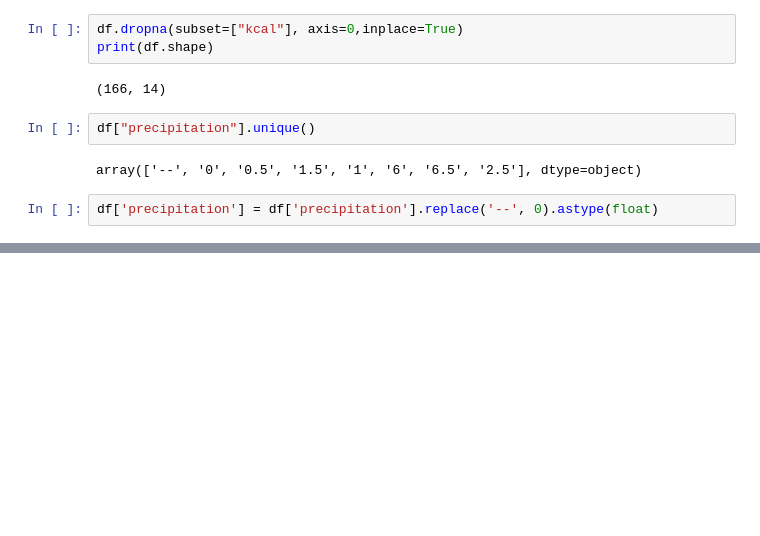
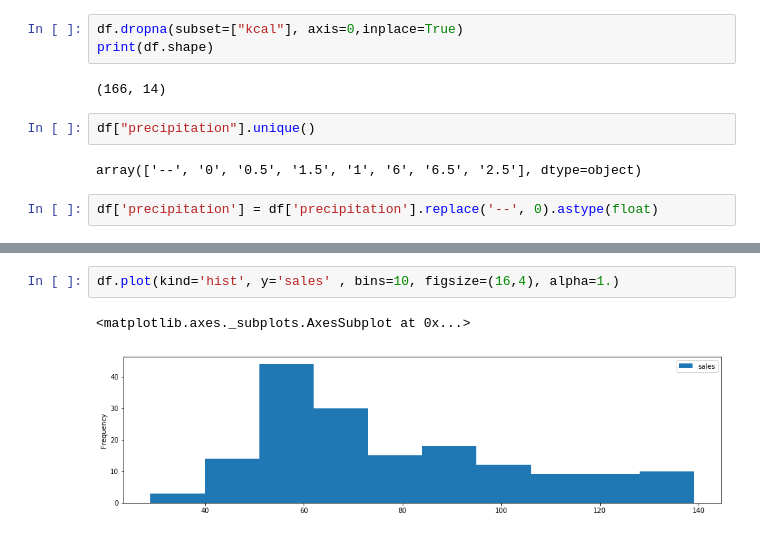
Before and after one commit to yamamoscowmule/pandas_tutorial, a Jupyter notebook: パンダ.ipynb, the cells around one changed output, grey strips where cells are left out. Saved outputs shown, nothing was run; the diff lists cells and outputs as text; blank space fills up the shorter version.

```diff
--- a/パンダ.ipynb
+++ b/パンダ.ipynb
@@ -278,0 +616,5 @@ df['precipitation'] = df['precipitation'].replace('--', 0).astype(float)
+# %%
+df.plot(kind='hist', y='sales' , bins=10, figsize=(16,4), alpha=1.)
+# %% [output]
+<matplotlib.axes._subplots.AxesSubplot at 0x...>
+[figure, added]
```
Also changed, not shown: parts of 38 cells of this notebook, 8 other files.
